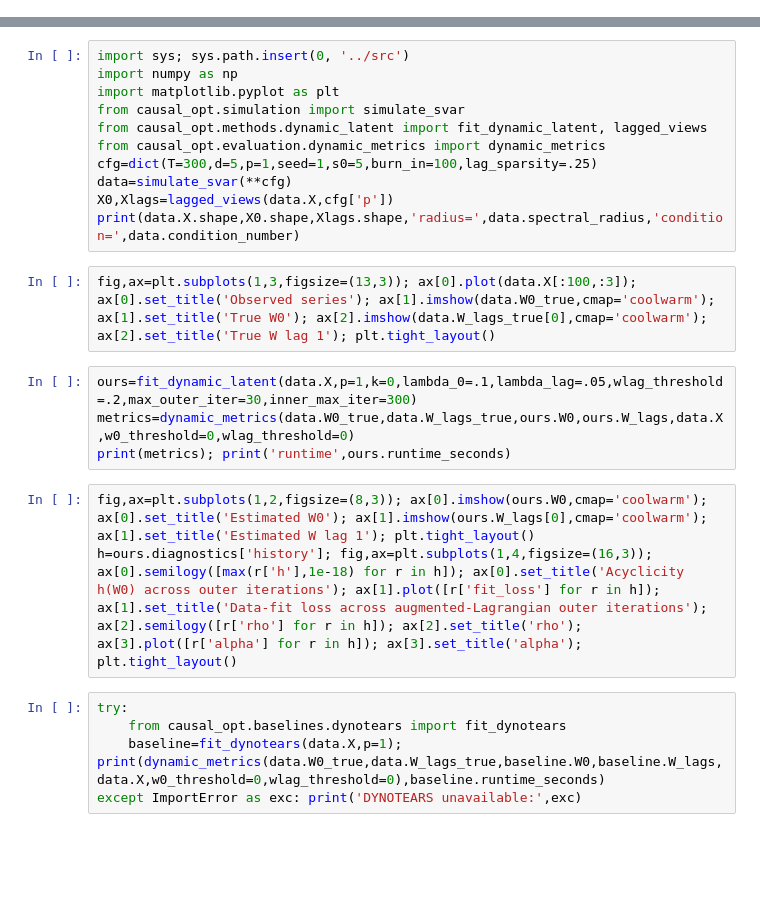
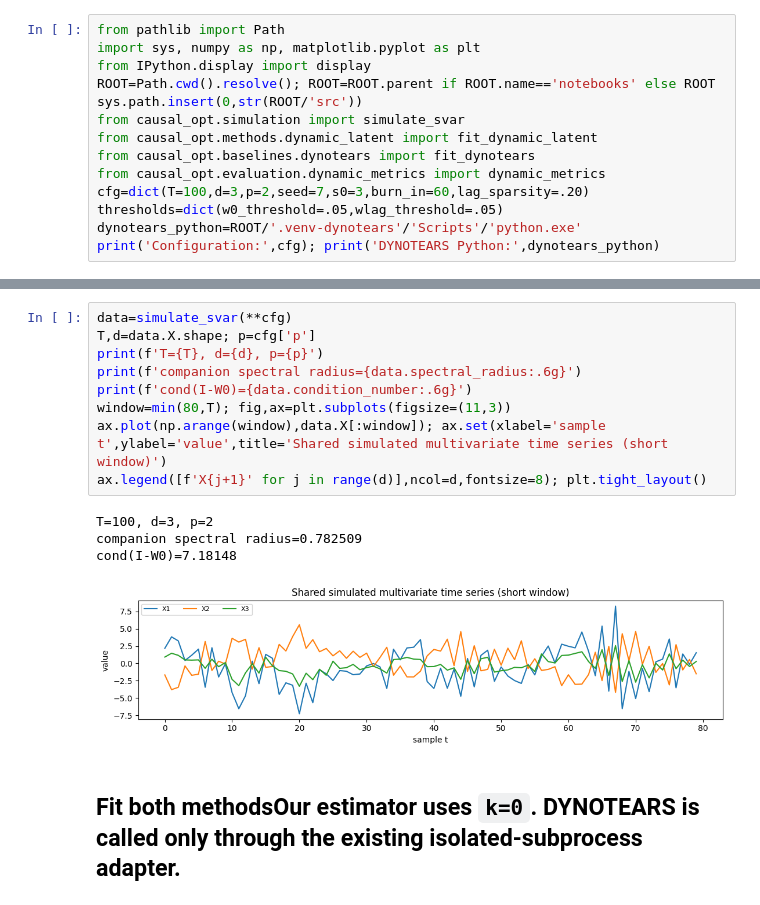
Before and after one commit to ab126/CausalOpt, a Jupyter notebook: notebooks/03_dynamic_dynotears.ipynb, the cells around one changed output, grey strips where cells are left out. Drawn from its saved outputs; the diff is of its cells as text; blank space fills up the shorter version.

Commit message:
debugged case 3 and 4, configured matlab subprocess execution

```diff
--- a/notebooks/03_dynamic_dynotears.ipynb
+++ b/notebooks/03_dynamic_dynotears.ipynb
@@ -0,0 +4,14 @@
+# %%
+from pathlib import Path
+import sys, numpy as np, matplotlib.pyplot as plt
+from IPython.display import display
+ROOT=Path.cwd().resolve(); ROOT=ROOT.parent if ROOT.name=='notebooks' else ROOT
+sys.path.insert(0,str(ROOT/'src'))
+from causal_opt.simulation import simulate_svar
+from causal_opt.methods.dynamic_latent import fit_dynamic_latent
+from causal_opt.baselines.dynotears import fit_dynotears
+from causal_opt.evaluation.dynamic_metrics import dynamic_metrics
+cfg=dict(T=100,d=3,p=2,seed=7,s0=3,burn_in=60,lag_sparsity=.20)
+thresholds=dict(w0_threshold=.05,wlag_threshold=.05)
+dynotears_python=ROOT/'.venv-dynotears'/'Scripts'/'python.exe'
+print('Configuration:',cfg); print('DYNOTEARS Python:',dynotears_python)
@@ -3,25 +23,16 @@
-# %%
-import sys; sys.path.insert(0, '../src')
-import numpy as np
-import matplotlib.pyplot as plt
-from causal_opt.simulation import simulate_svar
-from causal_opt.methods.dynamic_latent import fit_dynamic_latent, lagged_views
-from causal_opt.evaluation.dynamic_metrics import dynamic_metrics
-cfg=dict(T=300,d=5,p=1,seed=1,s0=5,burn_in=100,lag_sparsity=.25)
-data=simulate_svar(**cfg)
-X0,Xlags=lagged_views(data.X,cfg['p'])
-print(data.X.shape,X0.shape,Xlags.shape,'radius=',data.spectral_radius,'condition=',data.condition_number)
-# %%
-fig,ax=plt.subplots(1,3,figsize=(13,3)); ax[0].plot(data.X[:100,:3]); ax[0].set_title('Observed series'); ax[1].imshow(data.W0_true,cmap='coolwarm'); ax[1].set_title('True W0'); ax[2].imshow(data.W_lags_true[0],cmap='coolwarm'); ax[2].set_title('True W lag 1'); plt.tight_layout()
-# %%
-ours=fit_dynamic_latent(data.X,p=1,k=0,lambda_0=.1,lambda_lag=.05,wlag_threshold=.2,max_outer_iter=30,inner_max_iter=300)
-metrics=dynamic_metrics(data.W0_true,data.W_lags_true,ours.W0,ours.W_lags,data.X,w0_threshold=0,wlag_threshold=0)
-print(metrics); print('runtime',ours.runtime_seconds)
-# %%
-fig,ax=plt.subplots(1,2,figsize=(8,3)); ax[0].imshow(ours.W0,cmap='coolwarm'); ax[0].set_title('Estimated W0'); ax[1].imshow(ours.W_lags[0],cmap='coolwarm'); ax[1].set_title('Estimated W lag 1'); plt.tight_layout()
-h=ours.diagnostics['history']; fig,ax=plt.subplots(1,4,figsize=(16,3)); ax[0].semilogy([max(r['h'],1e-18) for r in h]); ax[0].set_title('Acyclicity h(W0) across outer iterations'); ax[1].plot([r['fit_loss'] for r in h]); ax[1].set_title('Data-fit loss across augmented-Lagrangian outer iterations'); ax[2].semilogy([r['rho'] for r in h]); ax[2].set_title('rho'); ax[3].plot([r['alpha'] for r in h]); ax[3].set_title('alpha'); plt.tight_layout()
-# %%
-try:
-    from causal_opt.baselines.dynotears import fit_dynotears
-    baseline=fit_dynotears(data.X,p=1); print(dynamic_metrics(data.W0_true,data.W_lags_true,baseline.W0,baseline.W_lags,data.X,w0_threshold=0,wlag_threshold=0),baseline.runtime_seconds)
-except ImportError as exc: print('DYNOTEARS unavailable:',exc)
+# %%
+data=simulate_svar(**cfg)
+T,d=data.X.shape; p=cfg['p']
+print(f'T={T}, d={d}, p={p}')
+print(f'companion spectral radius={data.spectral_radius:.6g}')
+print(f'cond(I-W0)={data.condition_number:.6g}')
+window=min(80,T); fig,ax=plt.subplots(figsize=(11,3))
+ax.plot(np.arange(window),data.X[:window]); ax.set(xlabel='sample t',ylabel='value',title='Shared simulated multivariate time series (short window)')
+ax.legend([f'X{j+1}' for j in range(d)],ncol=d,fontsize=8); plt.tight_layout()
+# %% [output]
+T=100, d=3, p=2
+companion spectral radius=0.782509
+cond(I-W0)=7.18148
+[figure, added]
+# %% [markdown]
+## Fit both methodsOur estimator uses `k=0`. DYNOTEARS is called only through the existing isolated-subprocess adapter.
```
Also changed, not shown: parts of 14 cells of this notebook, 58 other files.
